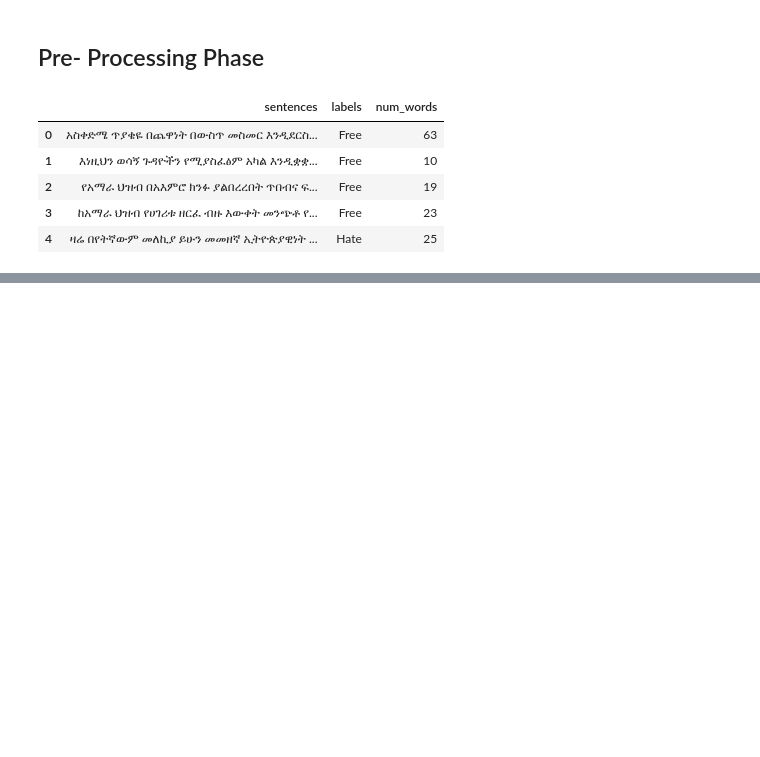
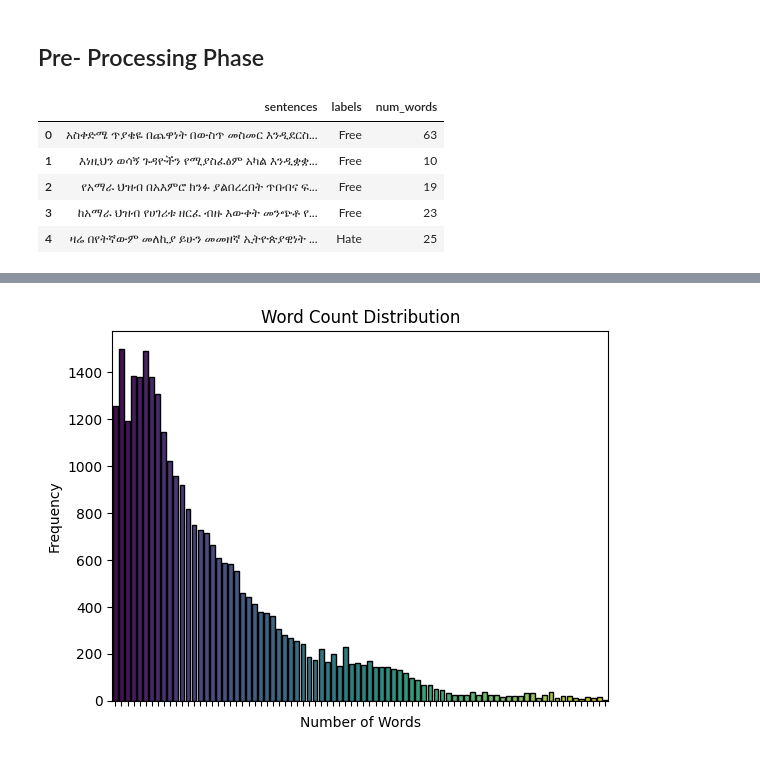
Before and after one commit to Nahom32/amharic-hate-speech-detection-, a Jupyter notebook: amharic-hate-speech-project.ipynb, the cells around one changed output, grey strips where cells are left out. Cells and saved outputs as stored; diff of their text form; code cells hidden in the pictures; blank space fills up the shorter version.

```diff
--- a/amharic-hate-speech-project.ipynb
+++ b/amharic-hate-speech-project.ipynb
@@ -86,0 +108,15 @@ len(merged_table)
+# %%
+sns.set_palette('viridis')
+
+# Create a bar plot of the word count distribution with varying colors using seaborn
+sns.barplot(x=merged_table['num_words'].value_counts().index,
+            y=merged_table['num_words'].value_counts().sort_index(),
+            palette='viridis', edgecolor='black').set_xticklabels([])
+
+
+plt.title('Word Count Distribution')
+plt.xlabel('Number of Words')
+plt.ylabel('Frequency')
+plt.show()
+# %% [output]
+[figure, added]
```
Also changed, not shown: parts of 7 cells of this notebook.
